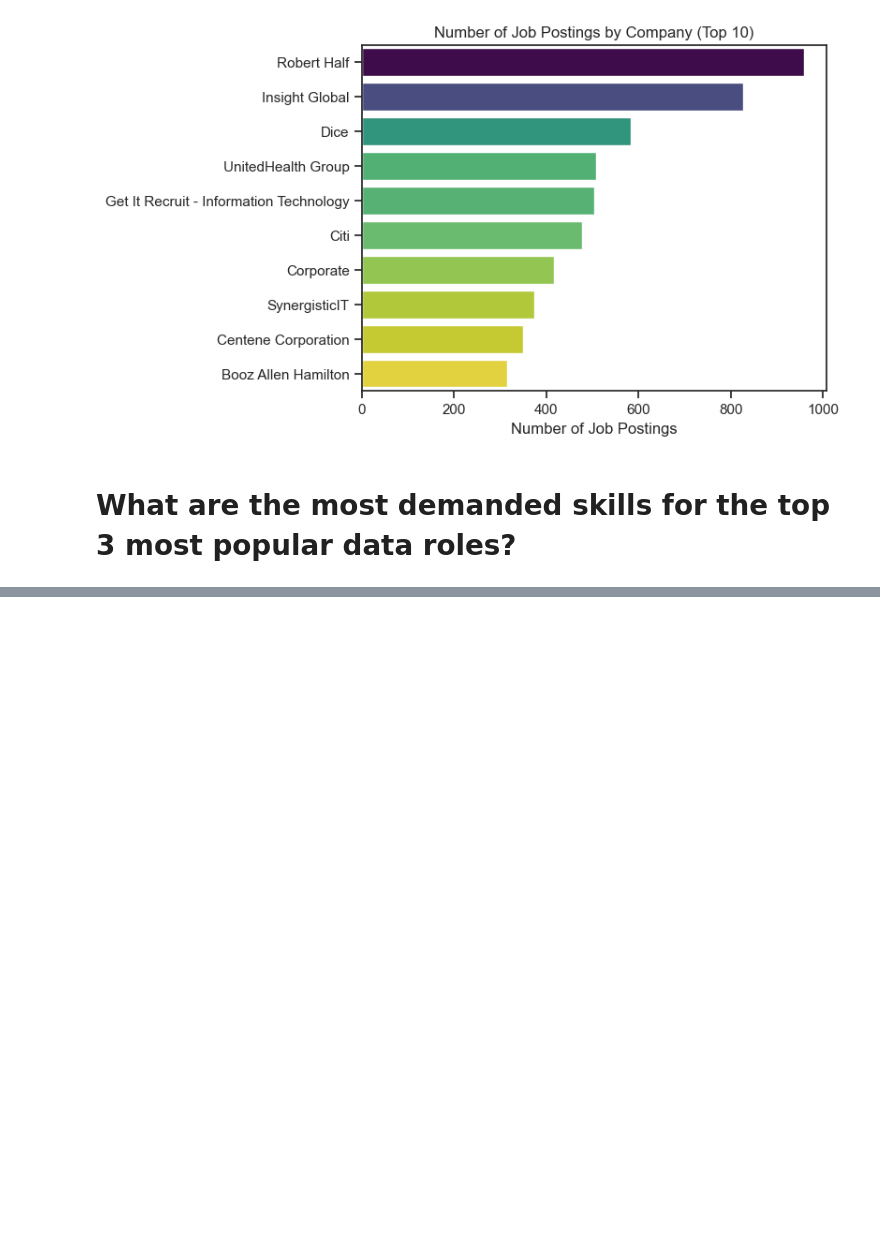
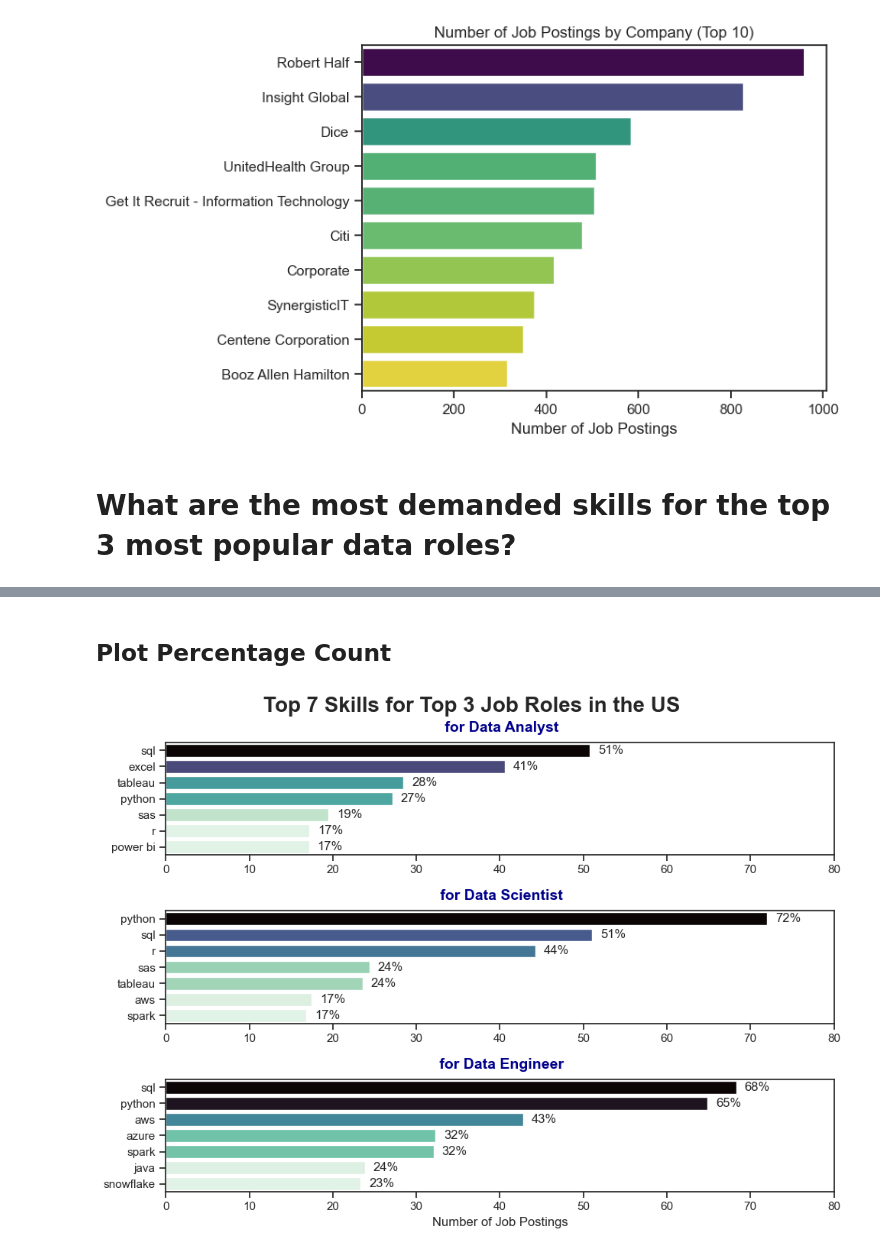
Before and after one commit to Regragui-Mohammed/Data-Analytics-Job-Market-Analysis-2023, a Jupyter notebook: Part/1.1.ipynb, the cells around one changed output, grey strips where cells are left out. Drawn from its saved outputs; the diff is of its cells as text; code cells hidden in the pictures; blank space fills up the shorter version.

```diff
--- a/Part/1.1.ipynb
+++ b/Part/1.1.ipynb
@@ -218,0 +327,5 @@ plt.show()
+# %%
+jobs_count = df_US['job_title_short'].value_counts().reset_index(name = 'jobs_total')
+jobs_prc = pd.merge(df_US_exploded_gr, jobs_count, on = 'job_title_short')
+
+jobs_prc
@@ -218,0 +346,3 @@ plt.show()
+# %%
+jobs_prc['skill_percent'] = (jobs_prc['skill_count'] / jobs_prc['jobs_total']) * 100
+jobs_prc
@@ -218,0 +363,41 @@ plt.show()
+# %% [markdown]
+## Plot Percentage Count
+# %%
+fig , ax = plt.subplots(3, 1, figsize = (10,7))
+
+
+for i, job_t in enumerate(top3_roles):
+    sns.set_theme(style='ticks')
+    df_US_exploded_gr_plot = jobs_prc[jobs_prc['job_title_short'] == job_t].head(7)  # changing to jobs_prc
+    sns.barplot(data = df_US_exploded_gr_plot,
+                x = 'skill_percent',                                                 #x-axis changed to skill_percent
+                y = 'job_skills',
+                ax = ax[i],
+                hue = 'skill_count',
+                palette = 'mako_r',
+                legend=False
+                )
+    ax[i].set_title(f' for {job_t}',
+                     fontsize=14,
+                     pad = 10,
+                     fontweight="bold",
+                     color="darkblue",
+                     loc="center",
+                     )
+
+    for n, m in enumerate(df_US_exploded_gr_plot['skill_percent']):                  # Adding percentage labels
+       ax[i].text(m + 1, n, f'{m:.0f}%', va = 'center')
+
+    ax[i].set_xlabel('')
+
+    if i == 2:
+      ax[i].set_xlabel('Number of Job Postings')
+
+    ax[i].set_ylabel('')
+    ax[i].set_xlim(0, 80)                                                            #setting x-axis limit
+
+plt.tight_layout()
+plt.suptitle('Top 7 Skills for Top 3 Job Roles in the US', y=1.02, fontsize=20, fontweight="bold")
+plt.show()
+# %% [output]
+[figure, added]
```
Also changed, not shown: parts of 19 cells of this notebook, 1 other file.
